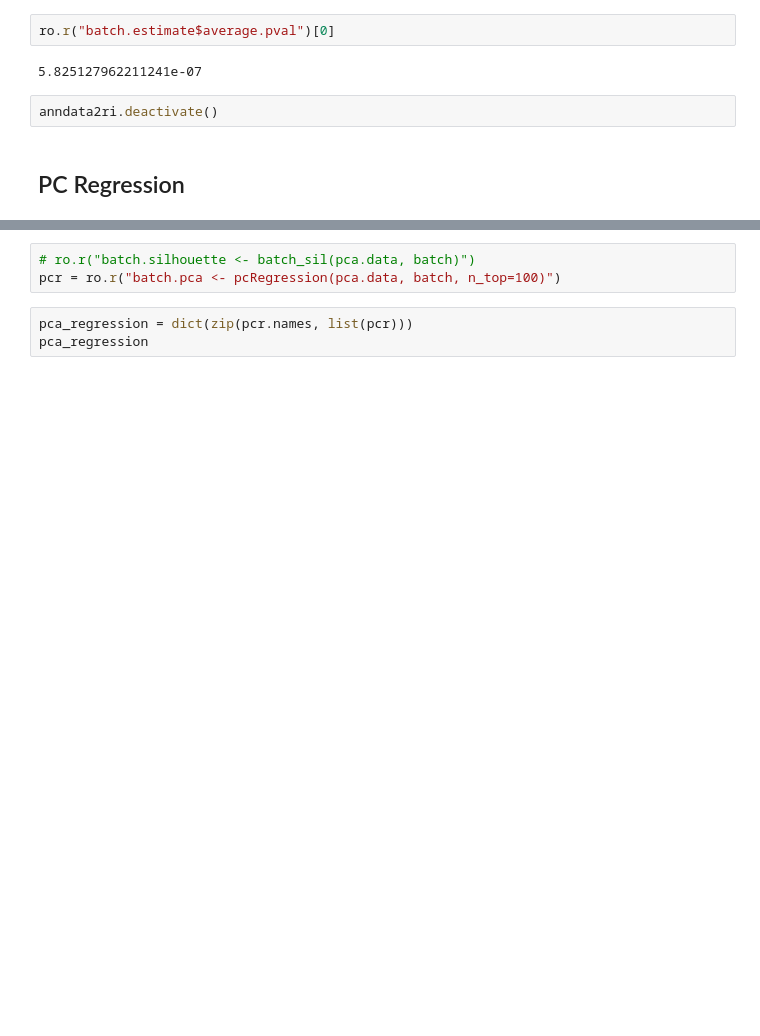
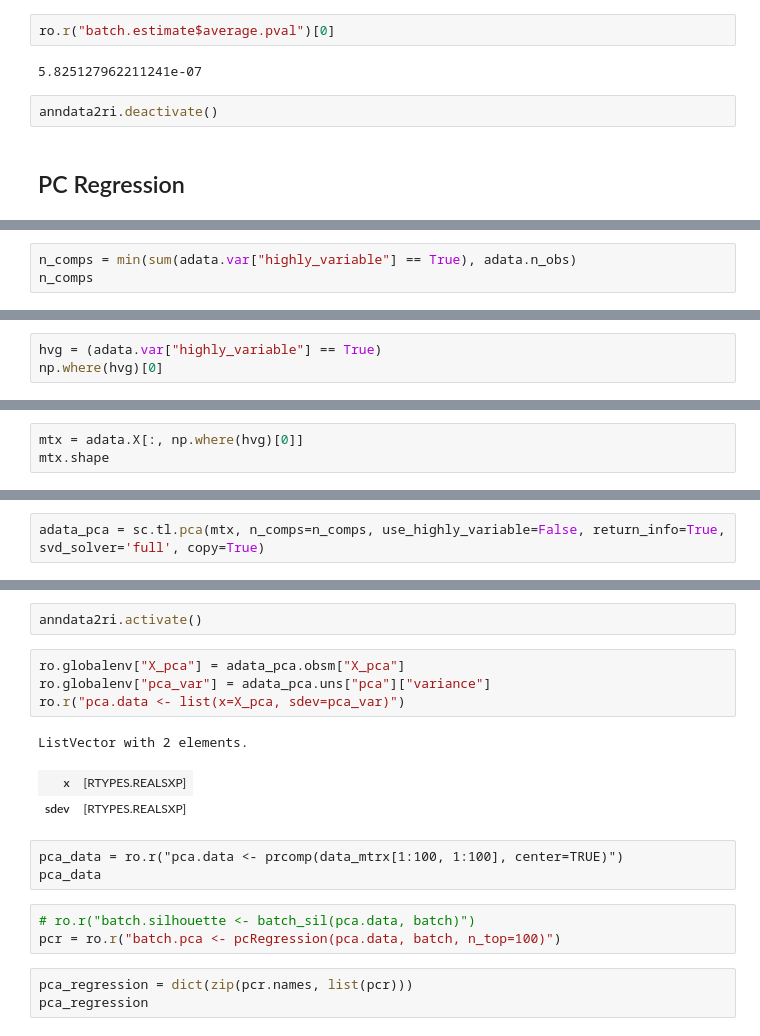
Before and after one commit to theislab/scib, a Jupyter notebook: notebooks/metrics/kBET.ipynb, the cells around one changed output, grey strips where cells are left out. Cells and saved outputs as stored; diff of their text form; blank space fills up the shorter version.

```diff
--- a/notebooks/metrics/kBET.ipynb
+++ b/notebooks/metrics/kBET.ipynb
@@ -122,0 +117,3 @@ ListVector with 5 elements.
+# %%
+n_comps = min(sum(adata.var["highly_variable"] == True), adata.n_obs)
+n_comps
@@ -122,0 +122,3 @@ ListVector with 5 elements.
+# %%
+hvg = (adata.var["highly_variable"] == True)
+np.where(hvg)[0]
@@ -122,0 +127,3 @@ ListVector with 5 elements.
+# %%
+mtx = adata.X[:, np.where(hvg)[0]]
+mtx.shape
@@ -122,0 +132,2 @@ ListVector with 5 elements.
+# %%
+adata_pca = sc.tl.pca(mtx, n_comps=n_comps, use_highly_variable=False, return_info=True, svd_solver='full', copy=True)
@@ -123,3 +148,16 @@ ListVector with 5 elements.
+# %%
+anndata2ri.activate()
+# %%
+ro.globalenv["X_pca"] = adata_pca.obsm["X_pca"]
+ro.globalenv["pca_var"] = adata_pca.uns["pca"]["variance"]
+ro.r("pca.data <- list(x=X_pca, sdev=pca_var)")
+# %% [output]
+ListVector with 2 elements.
+| x | [RTYPES.REALSXP] |
+| sdev | [RTYPES.REALSXP] |
+# %% [raw]
+pca_data = ro.r("pca.data <- prcomp(data_mtrx[1:100, 1:100], center=TRUE)")
+pca_data
 # %%
 # ro.r("batch.silhouette <- batch_sil(pca.data, batch)")
 pcr = ro.r("batch.pca <- pcRegression(pca.data, batch, n_top=100)")
```
Also changed, not shown: parts of 23 cells of this notebook, 5 other files.
